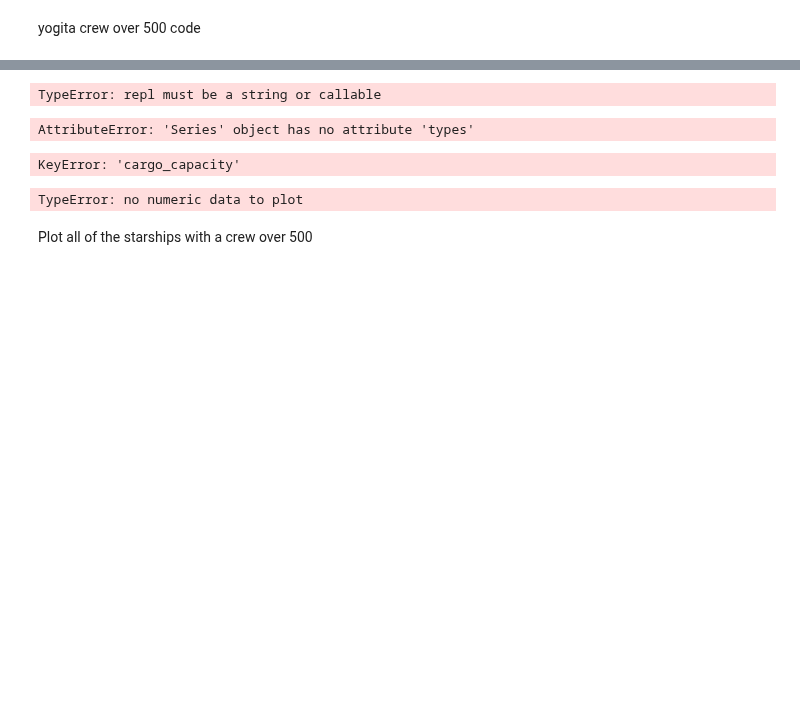
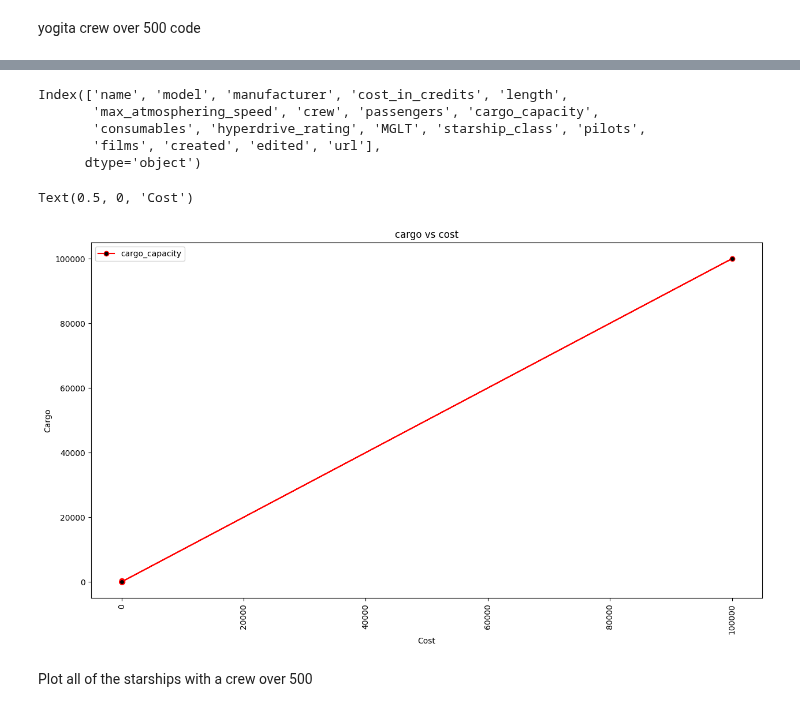
Before and after one commit to Shweta-rg/pandas_demos, a Jupyter notebook: ETL Project/starshipplot.ipynb, the cells around one changed output, grey strips where cells are left out. Drawn from its saved outputs; the diff is of its cells as text; code cells hidden in the pictures; blank space fills up the shorter version.

```diff
--- a/ETL Project/starshipplot.ipynb
+++ b/ETL Project/starshipplot.ipynb
@@ -172,0 +88,2 @@ Name: crew, dtype: int32
+# %%
+df_cost=df1
@@ -173,4 +92,3 @@ Name: crew, dtype: int32
 # %%
-df1['cost_in_credits']=df1['cost_in_credits'].str.replace('unknown',0)
+df_cost[['cost_in_credits']]=df_cost[['cost_in_credits']].replace('unknown',0)
+df_cost[['cargo_capacity']]=df_cost[['cargo_capacity']].replace('unknown',0)
-# %% [output]
-TypeError: repl must be a string or callable
@@ -184,9 +95,14 @@ df1=df1['cost_in_credits'].map(int)
-# %%
-df1.types
-# %% [output]
-AttributeError: 'Series' object has no attribute 'types'
+# %%
+df_cost.columns
+# %% [output]
+Index(['name', 'model', 'manufacturer', 'cost_in_credits', 'length',
+       'max_atmosphering_speed', 'crew', 'passengers', 'cargo_capacity',
+       'consumables', 'hyperdrive_rating', 'MGLT', 'starship_class', 'pilots',
+       'films', 'created', 'edited', 'url'],
+      dtype='object')
 # %%
-df1=df1['cargo_capacity'].astype('int64')
+df_cost[['cargo_capacity']]=df_cost[['cargo_capacity']].astype('int64')
+df_cost[['cost_in_credits']]=df_cost[['cost_in_credits']].astype('int64')
 #df_cc['cargo_capacity'].dtypes
-# %% [output]
-KeyError: 'cargo_capacity'
+# %%
+df_cost[['cargo_capacity','cost_in_credits']]=df_cost[['cargo_capacity','cost_in_credits']].divide(100)
@@ -193,13 +111,14 @@ KeyError: 'cargo_capacity'
 # %%
 
 #df_cost_capacity['cargo_capacity','cost_in_credits'].plot.line()
-df1[['cargo_capacity','cost_in_credits']].plot.line()
-# plt.title('model vs crew')
-# plt.ylabel('Crew')
-# plt.xlabel('Model')
+df_cost[['cargo_capacity','cost_in_credits']].plot(kind='line',x='cost_in_credits',y='cargo_capacity',color='red',rot=90,marker='o',markerfacecolor='black',figsize=(15,8))
+plt.title('cargo vs cost')
+plt.ylabel('Cargo')
+plt.xlabel('Cost')
 # plt.show()
 # %% [output]
-TypeError: no numeric data to plot
+Text(0.5, 0, 'Cost')
+[figure, added]
 # %% [markdown]
 Plot all of the starships with a crew over 500
 # %%
```
Also changed, not shown: parts of 11 cells of this notebook.
